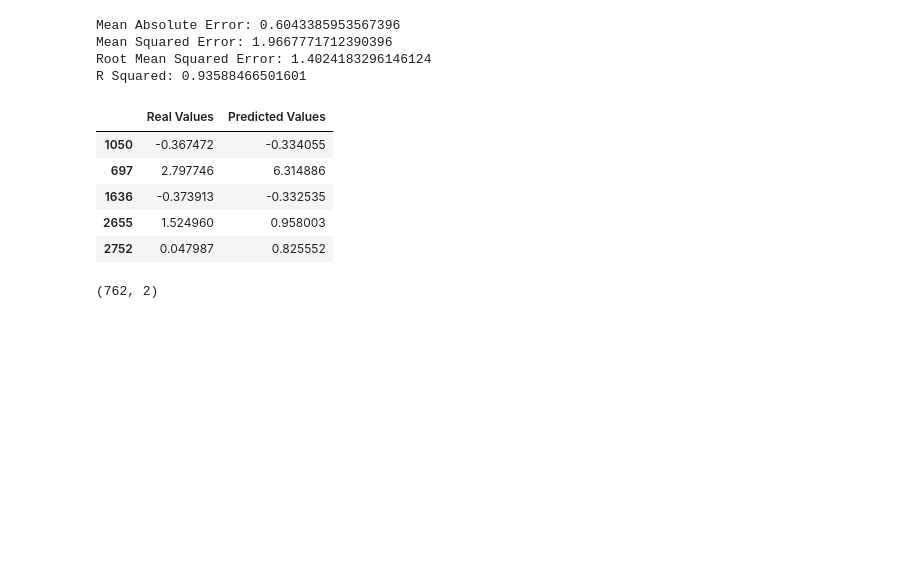
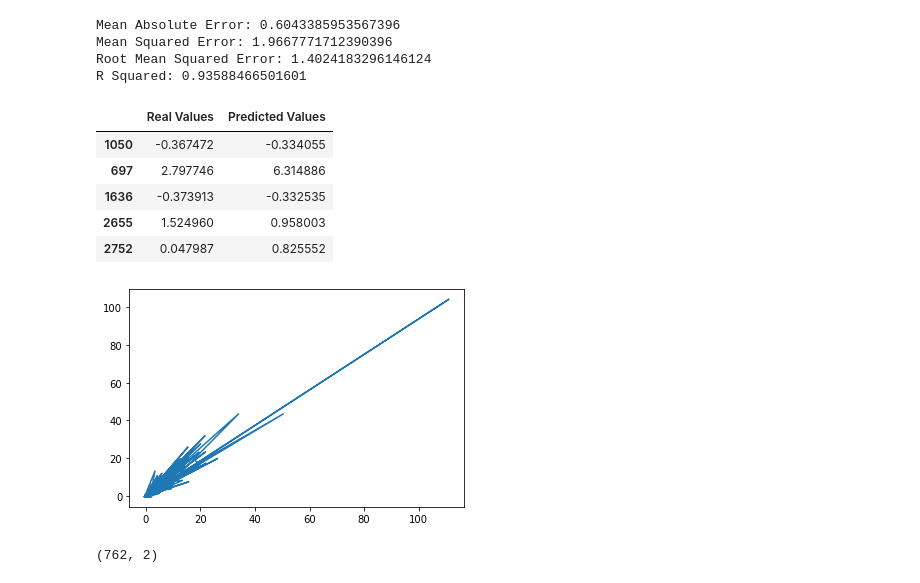
Before and after one commit to stephenanayashilliard/Covid_and_Politics, a Jupyter notebook: ml_seg2/rfr_model_pca.ipynb, the cells around one changed output. Cells and saved outputs as stored; diff of their text form; code cells hidden in the pictures; blank space fills up the shorter version.

```diff
--- a/ml_seg2/rfr_model_pca.ipynb
+++ b/ml_seg2/rfr_model_pca.ipynb
@@ -256,6 +242,10 @@ pred_df.head()
 | 2752 | 0.047987 | 0.825552 |
 # %%
 # plot line chart for predictions
+plt.plot(pred_df['Predicted Values'], pred_df['Real Values'])
+plt.show()
+# %% [output]
+[figure, added]
 # %%
 pred_df.shape
 # %% [output]
```
Also changed, not shown: parts of 27 cells of this notebook, 2 other files.
